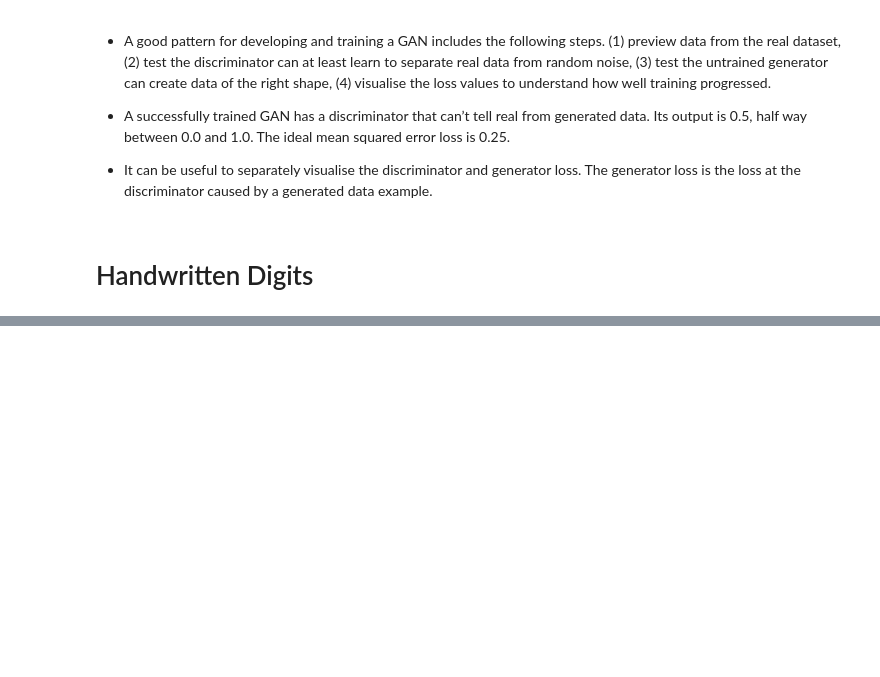
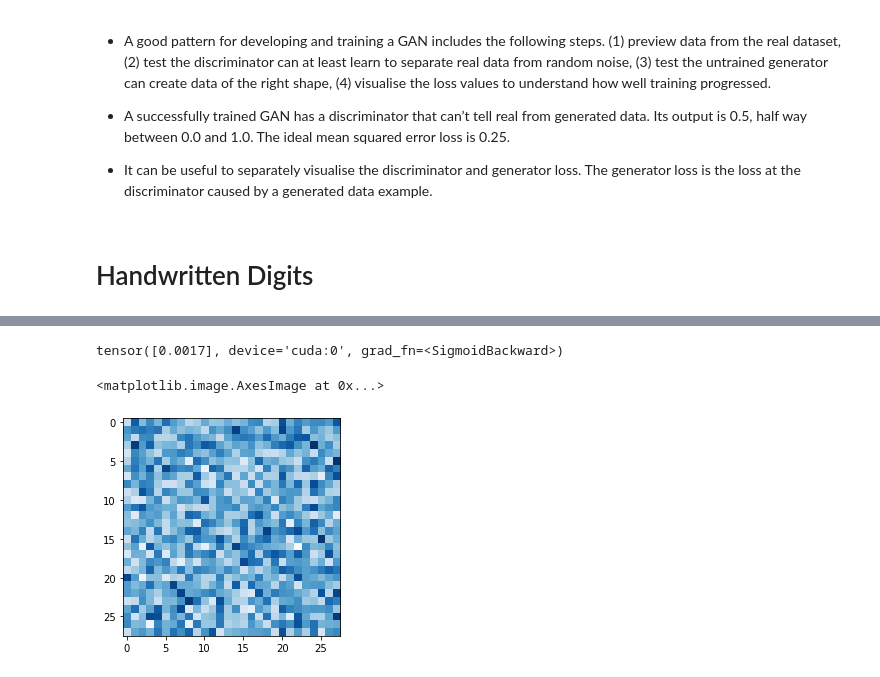
Before and after one commit to shramkoartem/HackerRank, a Jupyter notebook: notebooks/GAN_with_PyTorch.ipynb, the cells around one changed output, grey strips where cells are left out. Cells and saved outputs as stored; diff of their text form; code cells hidden in the pictures; blank space fills up the shorter version.

```diff
--- a/notebooks/GAN_with_PyTorch.ipynb
+++ b/notebooks/GAN_with_PyTorch.ipynb
@@ -872,0 +980,35 @@ NameError: ignored
+# %%
+model(torch.rand(784, device=device))
+# %% [output]
+tensor([0.0017], device='cuda:0', grad_fn=<SigmoidBackward>)
+# %%
+class Generator(nn.Module):
+
+  def __init__(self):
+    # constructor
+
+    # instantiate parent class
+    super().__init__()
+
+    self.model = nn.Sequential(
+        nn.Linear(1,200),
+        nn.LeakyReLU(0.02),
+        nn.LayerNorm(200),
+        nn.Linear(200,784),
+        nn.Sigmoid()
+    )
+
+
+  def forward(self, input):
+    # forward pass
+    return self.model(input)
+# %%
+G = Generator()
+
+sample = torch.rand([1])
+output = G(sample)
+img = output.detach().cpu().numpy().reshape(28,28)
+plt.imshow(img, interpolation="none", cmap="Blues")
+# %% [output]
+<matplotlib.image.AxesImage at 0x...>
+[figure, added]
```
Also changed, not shown: parts of 24 cells of this notebook.
